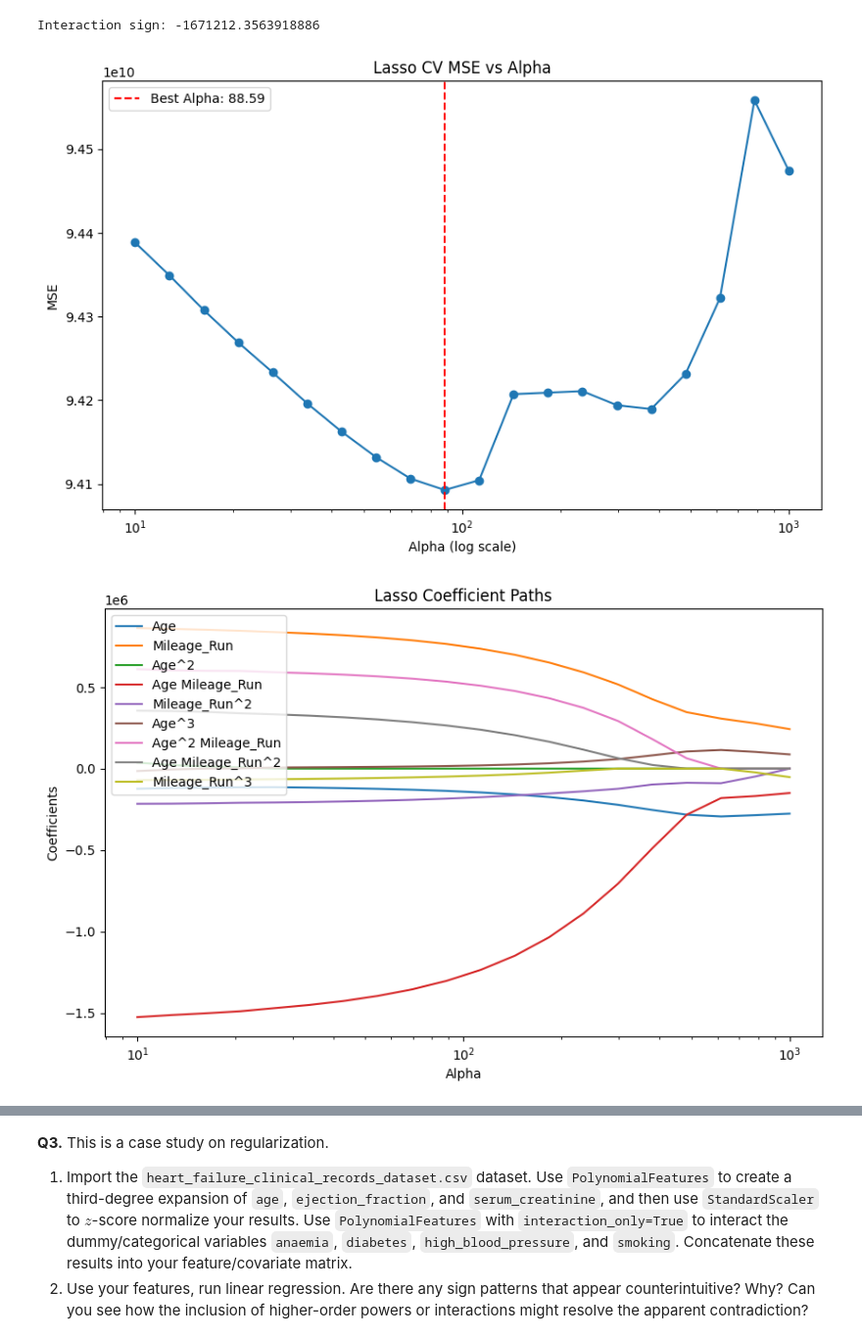
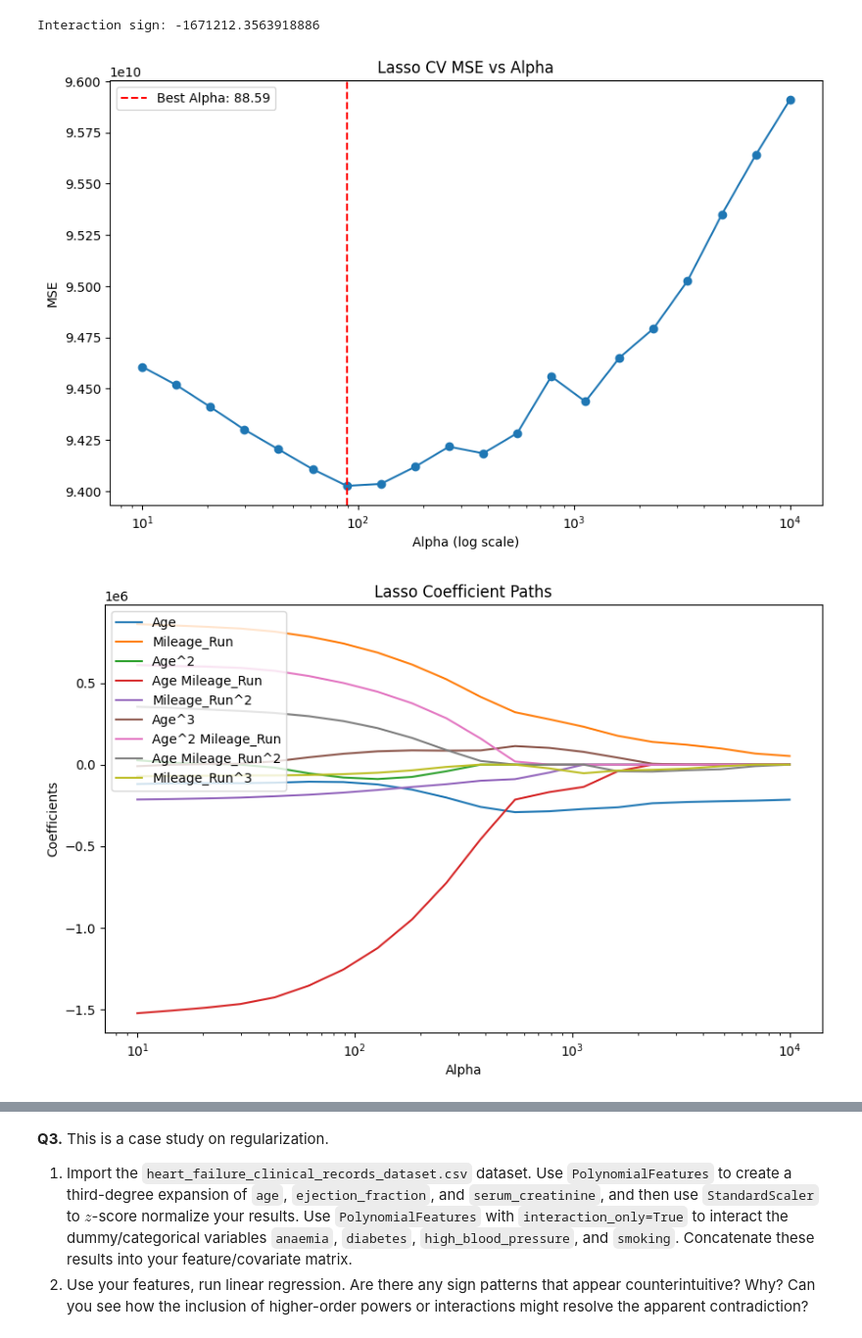
Before and after one commit to yxqin06/undergrad_ml_assignments, a Jupyter notebook: 04_assignment_regularization.ipynb, the cells around one changed output, grey strips where cells are left out. Shown at 98% size. Saved outputs shown, nothing was run; the diff lists cells and outputs as text; code cells hidden in the pictures.

```diff
--- a/04_assignment_regularization.ipynb
+++ b/04_assignment_regularization.ipynb
@@ -70,37 +70,37 @@ print(f'Interaction sign: {interaction_coef}') # Milage and Age have a negative
 Interaction sign: -1671212.3563918886
 # %%
 # 3. Lasso CV 20`fold cross validation`
-alphas = np.logspace(1, 3, 20)
-lasso_cv = LassoCV(alphas=alphas,cv=20,random_state=42)
+alphas = np.logspace(1, 4, 20)
+lasso_cv = LassoCV(alphas=alphas, max_iter=100000, cv=20, random_state=42)
 lasso_cv.fit(Z_scaled, y)
 
 # 4. plot cv mse
 plt.figure(figsize=(10, 6))
 avg_mse = lasso_cv.mse_path_.mean(axis=1)
 plt.plot(lasso_cv.alphas_, avg_mse, marker='o')
 plt.xscale('log')
 plt.xlabel('Alpha (log scale)')
 plt.ylabel('MSE')
 plt.title('Lasso CV MSE vs Alpha')
 plt.axvline(lasso_cv.alpha_, color='red', linestyle='--', label=f'Best Alpha: {lasso_cv.alpha_:.2f}')
 plt.legend()
 plt.show()
 
 # 5. plot coefficient paths
 alphas_path, coefs_path, _ = lasso_cv.path(Z_scaled, y, alphas=alphas)
 plt.figure(figsize=(10, 6))
 for i in range(coefs_path.shape[0]):
     plt.plot(alphas_path, coefs_path[i, :], label=names[i])
 
 plt.xscale('log')
 plt.xlabel('Alpha')
 plt.ylabel('Coefficients')
 plt.title('Lasso Coefficient Paths')
 plt.legend(loc='upper left')
 plt.show()
 # %% [output]
-[figure, old version]
+[figure, new version]
-[figure, old version]
+[figure, new version]
 # %%
 # 6. Selected features
 print(names[lasso_cv.coef_ != 0])
```
Also changed, not shown: parts of 1 cell of this notebook.
